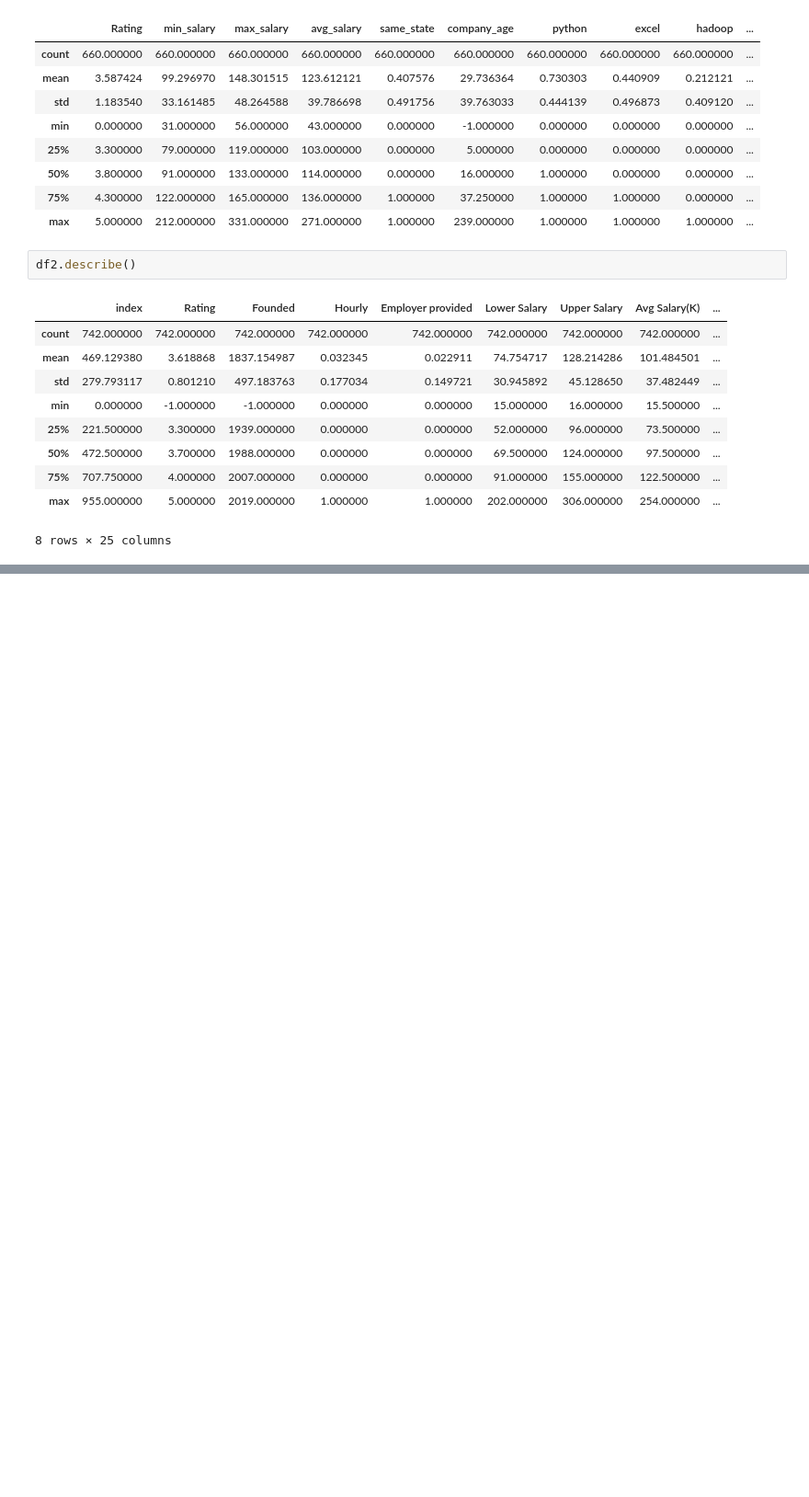
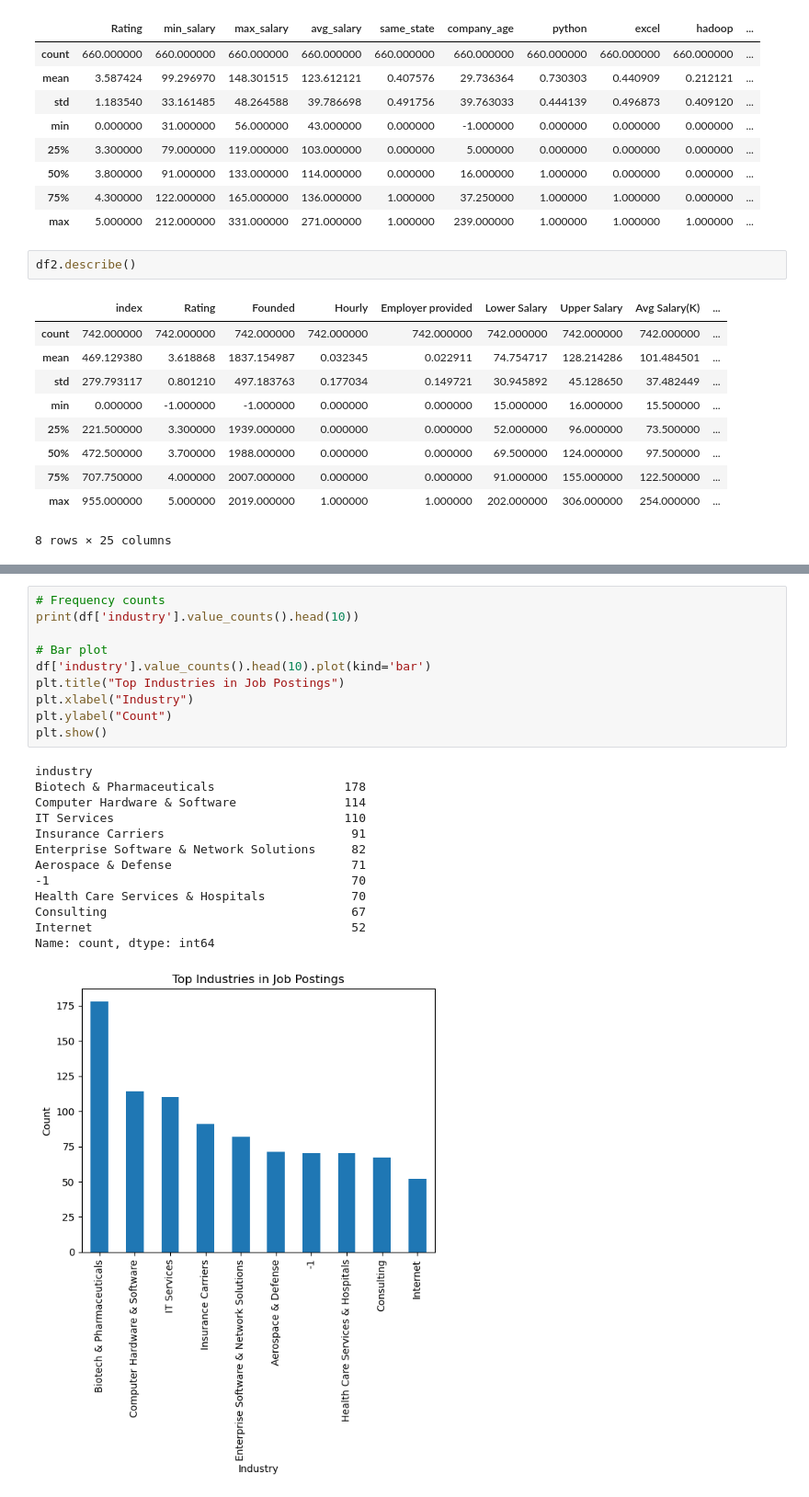
Before and after one commit to nyckienite/TKH-Capstone-Project, a Jupyter notebook: DB-Skills_Demand_Trends/EDA.ipynb, the cells around one changed output, grey strips where cells are left out. Shown at 92% size. Cells and saved outputs as stored; diff of their text form; blank space fills up the shorter version.

```diff
--- a/DB-Skills_Demand_Trends/EDA.ipynb
+++ b/DB-Skills_Demand_Trends/EDA.ipynb
@@ -154,0 +325,24 @@ df2.describe()
+# %%
+# Frequency counts
+print(df['industry'].value_counts().head(10))
+
+# Bar plot
+df['industry'].value_counts().head(10).plot(kind='bar')
+plt.title("Top Industries in Job Postings")
+plt.xlabel("Industry")
+plt.ylabel("Count")
+plt.show()
+# %% [output]
+industry
+Biotech & Pharmaceuticals                  178
+Computer Hardware & Software               114
+IT Services                                110
+Insurance Carriers                          91
+Enterprise Software & Network Solutions     82
+Aerospace & Defense                         71
+-1                                          70
+Health Care Services & Hospitals            70
+Consulting                                  67
+Internet                                    52
+Name: count, dtype: int64
+[figure, added]
```
Also changed, not shown: parts of 19 cells of this notebook, 1 other file.
